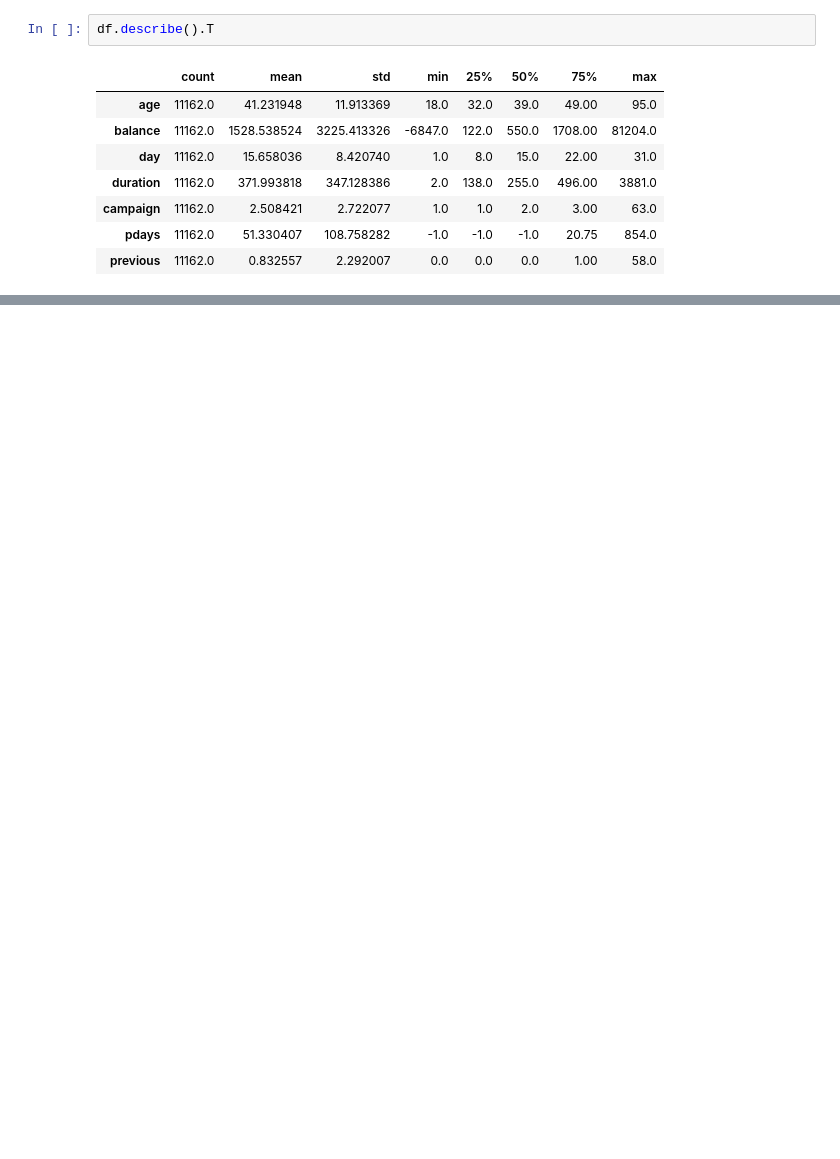
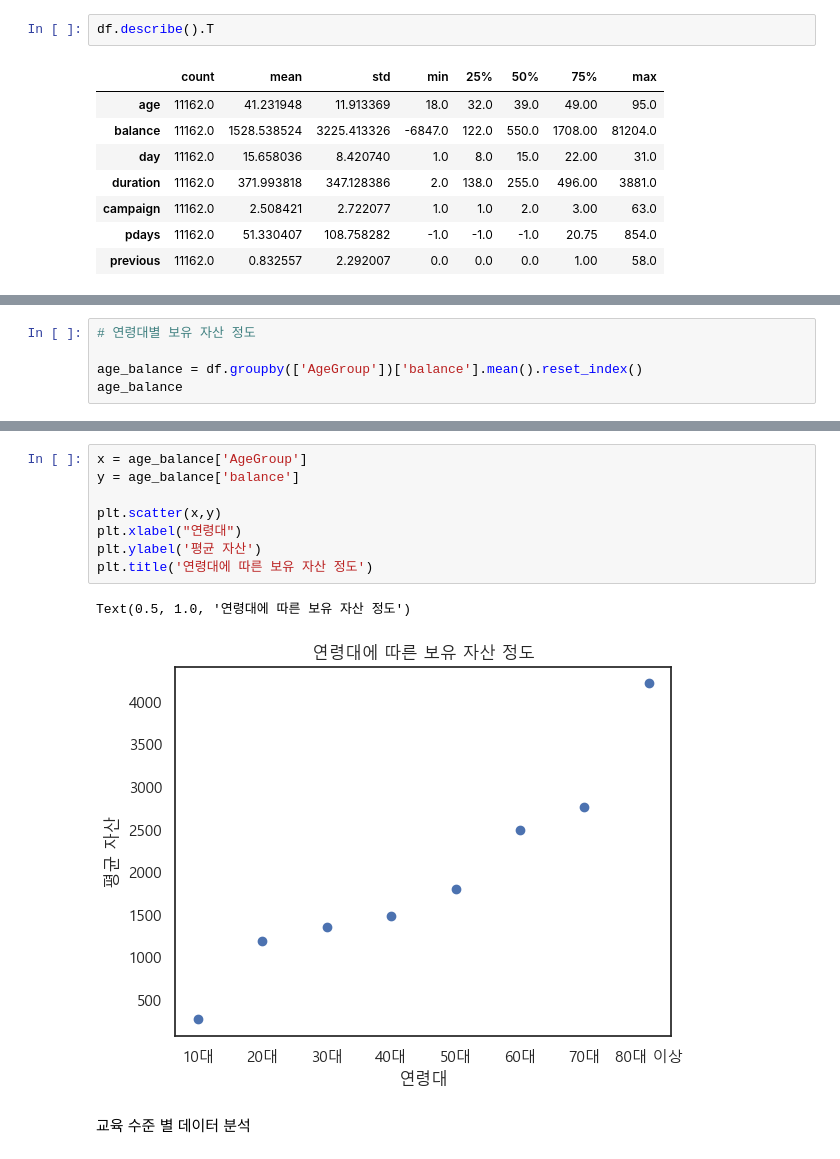
Before and after one commit to HuiseongK/Bank, a Jupyter notebook: bank..ipynb, the cells around one changed output, grey strips where cells are left out. Cells and saved outputs as stored; diff of their text form; blank space fills up the shorter version.

```diff
--- a/bank..ipynb
+++ b/bank..ipynb
@@ -111,0 +255,5 @@ df.describe().T
+# %%
+# 연령대별 보유 자산 정도
+
+age_balance = df.groupby(['AgeGroup'])['balance'].mean().reset_index()
+age_balance
@@ -111,0 +270,13 @@ df.describe().T
+# %%
+x = age_balance['AgeGroup']
+y = age_balance['balance']
+
+plt.scatter(x,y)
+plt.xlabel("연령대")
+plt.ylabel('평균 자산')
+plt.title('연령대에 따른 보유 자산 정도')
+# %% [output]
+Text(0.5, 1.0, '연령대에 따른 보유 자산 정도')
+[figure, added]
+# %% [markdown]
+교육 수준 별 데이터 분석
```
Also changed, not shown: parts of 19 cells of this notebook.
